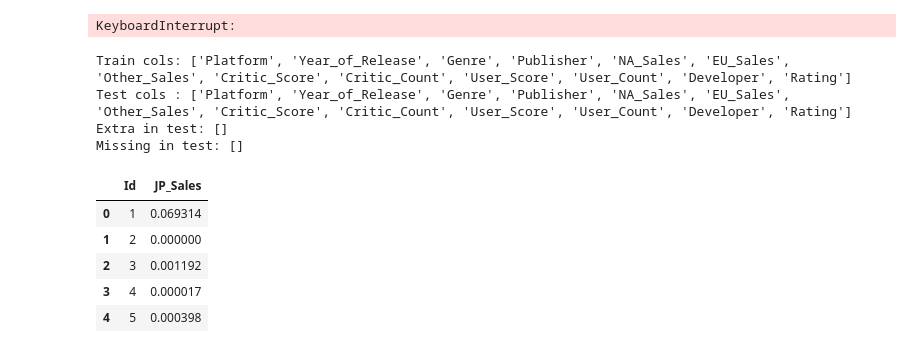
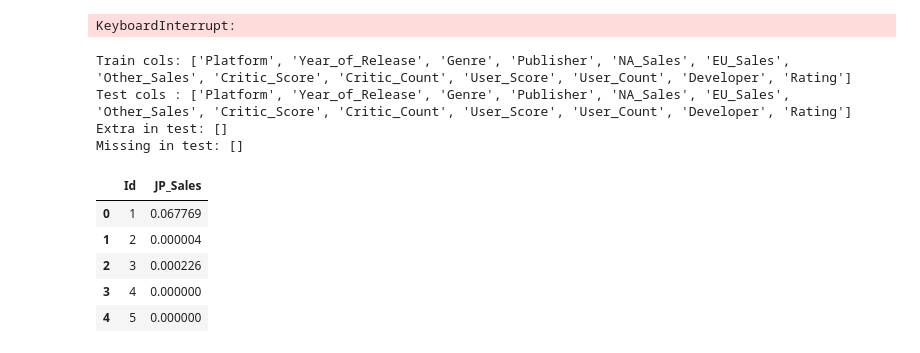
Before and after one commit to alehay/lab_machine_learning, a Jupyter notebook: video_games/lab_fixed_2.ipynb, the cells around one changed output. Drawn from its saved outputs; the diff is of its cells as text; code cells hidden in the pictures.

```diff
--- a/video_games/lab_fixed_2.ipynb
+++ b/video_games/lab_fixed_2.ipynb
@@ -422,17 +422,18 @@ for c in cat_cols:
 
 cb_final = CatBoostRegressor(
     loss_function="MAE",
-    iterations=30000,
-    learning_rate= 0.01035676342807933,
-    depth=7,
-    l2_leaf_reg=11.752852754960536,
-    random_strength=2.254576363272061,
+    iterations=60000,
+    learning_rate= 0.010956168437531352,
+    depth=6,
+    l2_leaf_reg=38.59897273605603,
+    random_strength=1.4518325715315628,
     bootstrap_type="Bayesian",
-    bagging_temperature=0.7923093913587462,
+    bagging_temperature=0.4562048980660218,
     random_seed=RANDOM_STATE,
     verbose=False,
-    one_hot_max_size = 18,
-    max_ctr_complexity = 4
+    one_hot_max_size = 9,
+    max_ctr_complexity = 3,
+    border_count=64,
 
 )
 
@@ -445,36 +446,36 @@ cb_final.fit(
 )
 
 
 
 print("Train cols:", list(X.columns))
 print("Test cols :", list(test_X.columns))
 
 extra = sorted(set(test_X.columns) - set(X.columns))
 missing = sorted(set(X.columns) - set(test_X.columns))
 print("Extra in test:", extra)
 print("Missing in test:", missing)
 
 pred_cb = np.clip(cb_final.predict(test_X), 0, None)
 # 3) Ensemble
 w = best["w"]  # вес CatBoost, найденный по OOF
 pred_ens = np.clip(w * pred_cb + (1 - w) * pred_ridge, 0, None)
 
 # 4) Submission
 if "Id" in test_df.columns:
     sub = pd.DataFrame({"Id": test_df["Id"], "JP_Sales": pred_ens})
 else:
     sub = pd.DataFrame({"Id": np.arange(1, len(test_df) + 1), "JP_Sales": pred_ens})
 
-sub.to_csv("sub3.csv", index=False)
+sub.to_csv("sub6.csv", index=False)
 sub.head()
 # %% [output]
 Train cols: ['Platform', 'Year_of_Release', 'Genre', 'Publisher', 'NA_Sales', 'EU_Sales', 'Other_Sales', 'Critic_Score', 'Critic_Count', 'User_Score', 'User_Count', 'Developer', 'Rating']
 Test cols : ['Platform', 'Year_of_Release', 'Genre', 'Publisher', 'NA_Sales', 'EU_Sales', 'Other_Sales', 'Critic_Score', 'Critic_Count', 'User_Score', 'User_Count', 'Developer', 'Rating']
 Extra in test: []
 Missing in test: []
 |  | Id | JP_Sales |
-| 0 | 1 | 0.069314 |
-| 1 | 2 | 0.000000 |
-| 2 | 3 | 0.001192 |
-| 3 | 4 | 0.000017 |
-| 4 | 5 | 0.000398 |
+| 0 | 1 | 0.067769 |
+| 1 | 2 | 0.000004 |
+| 2 | 3 | 0.000226 |
+| 3 | 4 | 0.000000 |
+| 4 | 5 | 0.000000 |
```
Also changed, not shown: 13 other files.
